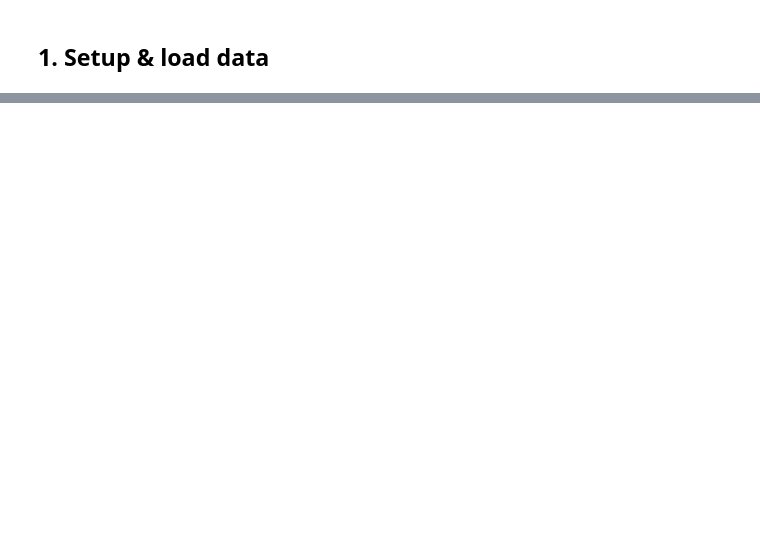
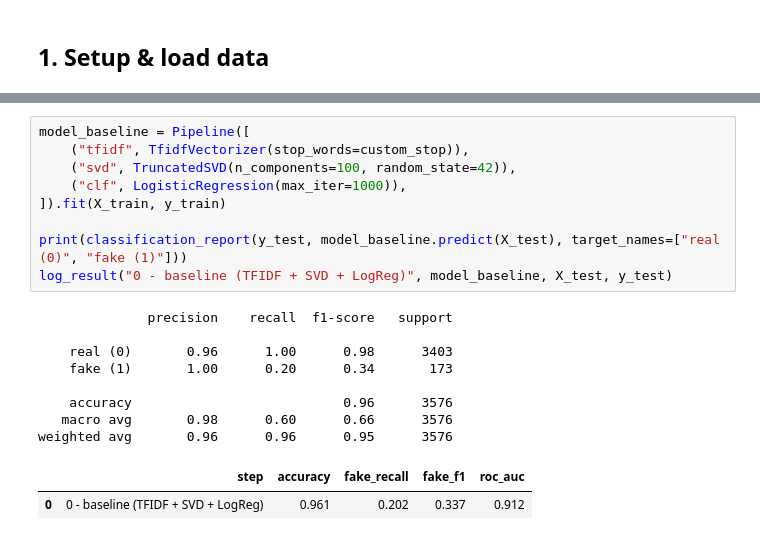
Before and after one commit to zeroKool1ne/fake-job-detector, a Jupyter notebook: fake_job_detector.ipynb, the cells around one changed output, grey strips where cells are left out. Drawn from its saved outputs; the diff is of its cells as text; blank space fills up the shorter version.

```diff
--- a/fake_job_detector.ipynb
+++ b/fake_job_detector.ipynb
@@ -345,0 +183,20 @@ performance.sort_values("fake_f1", ascending=False)
+# %%
+model_baseline = Pipeline([
+    ("tfidf", TfidfVectorizer(stop_words=custom_stop)),
+    ("svd", TruncatedSVD(n_components=100, random_state=42)),
+    ("clf", LogisticRegression(max_iter=1000)),
+]).fit(X_train, y_train)
+
+print(classification_report(y_test, model_baseline.predict(X_test), target_names=["real (0)", "fake (1)"]))
+log_result("0 - baseline (TFIDF + SVD + LogReg)", model_baseline, X_test, y_test)
+# %% [output]
+              precision    recall  f1-score   support
+
+    real (0)       0.96      1.00      0.98      3403
+    fake (1)       1.00      0.20      0.34       173
+
+    accuracy                           0.96      3576
+   macro avg       0.98      0.60      0.66      3576
+weighted avg       0.96      0.96      0.95      3576
+|  | step | accuracy | fake_recall | fake_f1 | roc_auc |
+| 0 | 0 - baseline (TFIDF + SVD + LogReg) | 0.961 | 0.202 | 0.337 | 0.912 |
```
Also changed, not shown: parts of 49 cells of this notebook, 4 other files.
